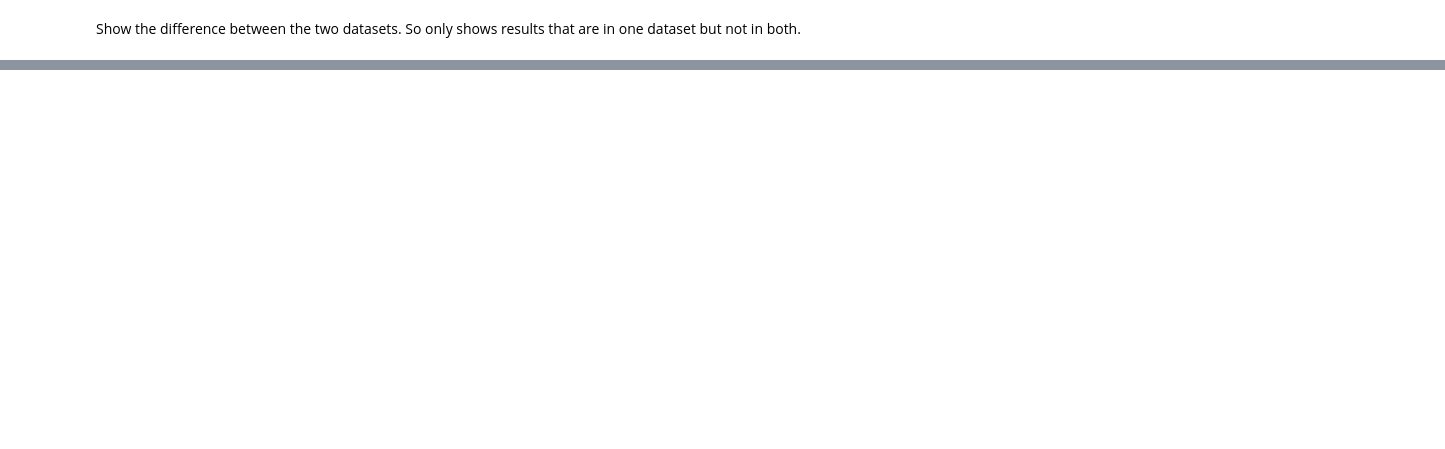
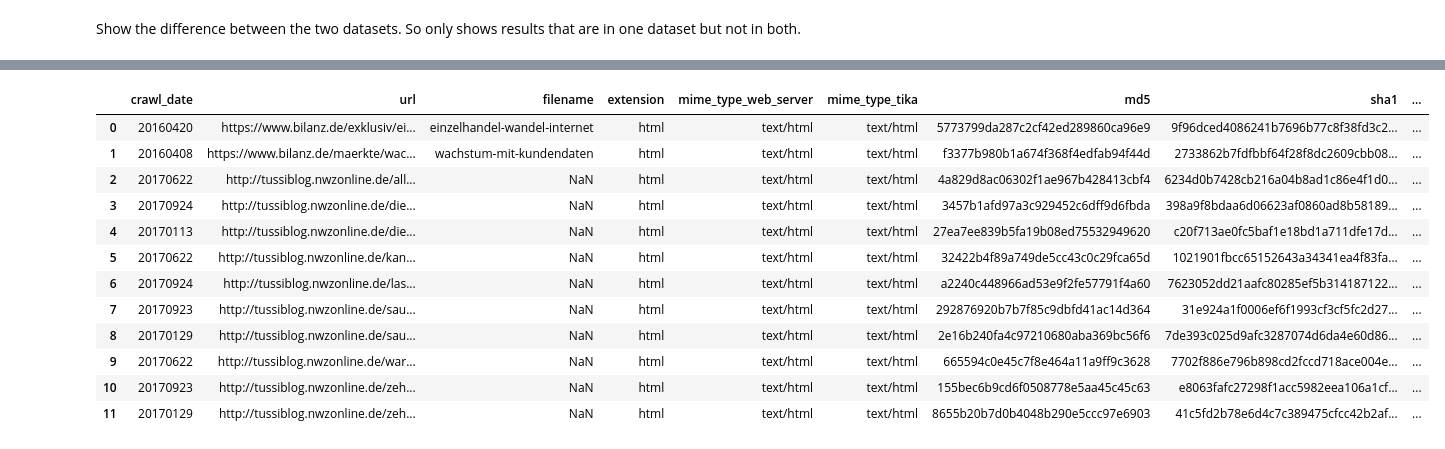
Before and after one commit to smootyboy/ARCH_News_Comments, a Jupyter notebook: Comment_Extraction.ipynb, the cells around one changed output, grey strips where cells are left out. Cells and saved outputs as stored; diff of their text form; code cells hidden in the pictures; blank space fills up the shorter version.

```diff
--- a/Comment_Extraction.ipynb
+++ b/Comment_Extraction.ipynb
@@ -186,7 +186,7 @@ The **chunksize** variable determines how much memory is used. A larger chunksiz
 import gc # For freeing up RAM
 #import pandas as pd
 
-def filter_df_content_regex(file, regex, chunksize):
+def filter_csv_content_regex(file, regex, chunksize):
     list_regex = [] # Appending to list before conferting to dataframe because it is computationally cheaper
 
     # Loops through the CSV in chunks and saves those that match the regex in the content column
@@ -199,6 +199,34 @@ def filter_df_content_regex(file, regex, chunksize):
     filtered_df = pd.concat(list_regex, ignore_index=True) # Convert the list to a pandas dataframe
 
     return filtered_df
+
+def filter_csv_content_regex(input_file, regex, chunksize, output_file=None):
+    if (output_file is None):
+        list_regex = [] # Appending to list before conferting to dataframe because it is computationally cheaper
+
+        # Loops through the CSV in chunks and saves those that match the regex in the content column
+        for chunk in pd.read_csv(input_file, iterator=True, chunksize=chunksize):
+            # Add all rows with the regex in the content column to list_regex
+            list_regex.append(chunk[chunk.content.str.contains(regex, regex= True, na=False)])
+            # chunk_offset = chunk_offset + chunksize
+            del chunk
+            gc.collect()
+        filtered_df = pd.concat(list_regex, ignore_index=True) # Convert the list to a pandas dataframe
+
+        return filtered_df
+
+    else:
+        output = open(output_file, "w")
+        output.close()
+        pd.read_csv(input_file, header=None, nrows=1).to_csv(output_file, mode='a', header=False, index=False)
+
+        # Loops through the CSV in chunks and saves those that match the regex in the content column
+        for chunk in pd.read_csv(input_file, iterator=True, chunksize=chunksize):
+            # Add all rows with the regex in the content column to list_regex
+            chunk = chunk[chunk.content.str.contains(regex, regex= True, na=False)]
+            chunk.to_csv(output_file, mode='a', header=False, index=False)
+            del chunk
+            gc.collect()
 # %% [markdown]
 ## Filter dataframe by date
 # %%
@@ -434,0 +455,2 @@ dataframe_difference(disqus_df[['crawl_date','url']],disqus_df_2[['crawl_date','
+# %%
+df_test1 = filter_csv_content_regex("data/German/html-file-information.csv", "(?i)disqus\.js", 10000)
@@ -434,0 +474,16 @@ dataframe_difference(disqus_df[['crawl_date','url']],disqus_df_2[['crawl_date','
+# %%
+df_test1
+# %% [output]
+|  | crawl_date | url | filename | extension | mime_type_web_server | mime_type_tika | md5 | sha1 | ... |
+| 0 | 20160420 | https://www.bilanz.de/exklusiv/ei... | einzelhandel-wandel-internet | html | text/html | text/html | 5773799da287c2cf42ed289860ca96e9 | 9f96dced4086241b7696b77c8f38fd3c2... | ... |
+| 1 | 20160408 | https://www.bilanz.de/maerkte/wac... | wachstum-mit-kundendaten | html | text/html | text/html | f3377b980b1a674f368f4edfab94f44d | 2733862b7fdfbbf64f28f8dc2609cbb08... | ... |
+| 2 | 20170622 | http://tussiblog.nwzonline.de/all... | NaN | html | text/html | text/html | 4a829d8ac06302f1ae967b428413cbf4 | 6234d0b7428cb216a04b8ad1c86e4f1d0... | ... |
+| 3 | 20170924 | http://tussiblog.nwzonline.de/die... | NaN | html | text/html | text/html | 3457b1afd97a3c929452c6dff9d6fbda | 398a9f8bdaa6d06623af0860ad8b58189... | ... |
+| 4 | 20170113 | http://tussiblog.nwzonline.de/die... | NaN | html | text/html | text/html | 27ea7ee839b5fa19b08ed75532949620 | c20f713ae0fc5baf1e18bd1a711dfe17d... | ... |
+| 5 | 20170622 | http://tussiblog.nwzonline.de/kan... | NaN | html | text/html | text/html | 32422b4f89a749de5cc43c0c29fca65d | 1021901fbcc65152643a34341ea4f83fa... | ... |
+| 6 | 20170924 | http://tussiblog.nwzonline.de/las... | NaN | html | text/html | text/html | a2240c448966ad53e9f2fe57791f4a60 | 7623052dd21aafc80285ef5b314187122... | ... |
+| 7 | 20170923 | http://tussiblog.nwzonline.de/sau... | NaN | html | text/html | text/html | 292876920b7b7f85c9dbfd41ac14d364 | 31e924a1f0006ef6f1993cf3cf5fc2d27... | ... |
+| 8 | 20170129 | http://tussiblog.nwzonline.de/sau... | NaN | html | text/html | text/html | 2e16b240fa4c97210680aba369bc56f6 | 7de393c025d9afc3287074d6da4e60d86... | ... |
+| 9 | 20170622 | http://tussiblog.nwzonline.de/war... | NaN | html | text/html | text/html | 665594c0e45c7f8e464a11a9ff9c3628 | 7702f886e796b898cd2fccd718ace004e... | ... |
+| 10 | 20170923 | http://tussiblog.nwzonline.de/zeh... | NaN | html | text/html | text/html | 155bec6b9cd6f0508778e5aa45c45c63 | e8063fafc27298f1acc5982eea106a1cf... | ... |
+| 11 | 20170129 | http://tussiblog.nwzonline.de/zeh... | NaN | html | text/html | text/html | 8655b20b7d0b4048b290e5ccc97e6903 | 41c5fd2b78e6d4c7c389475cfcc42b2af... | ... |
```
Also changed, not shown: parts of 11 cells of this notebook.
